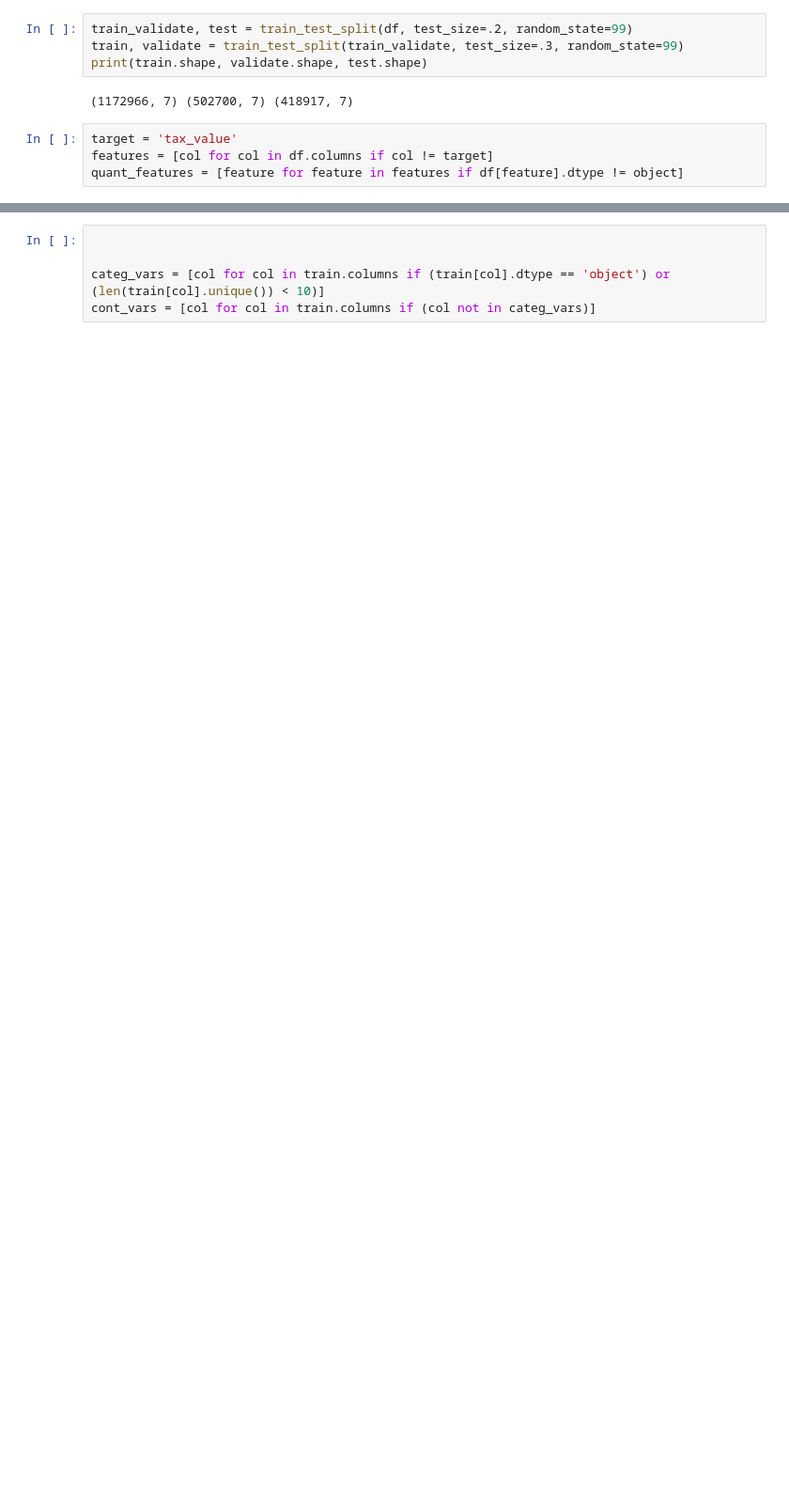
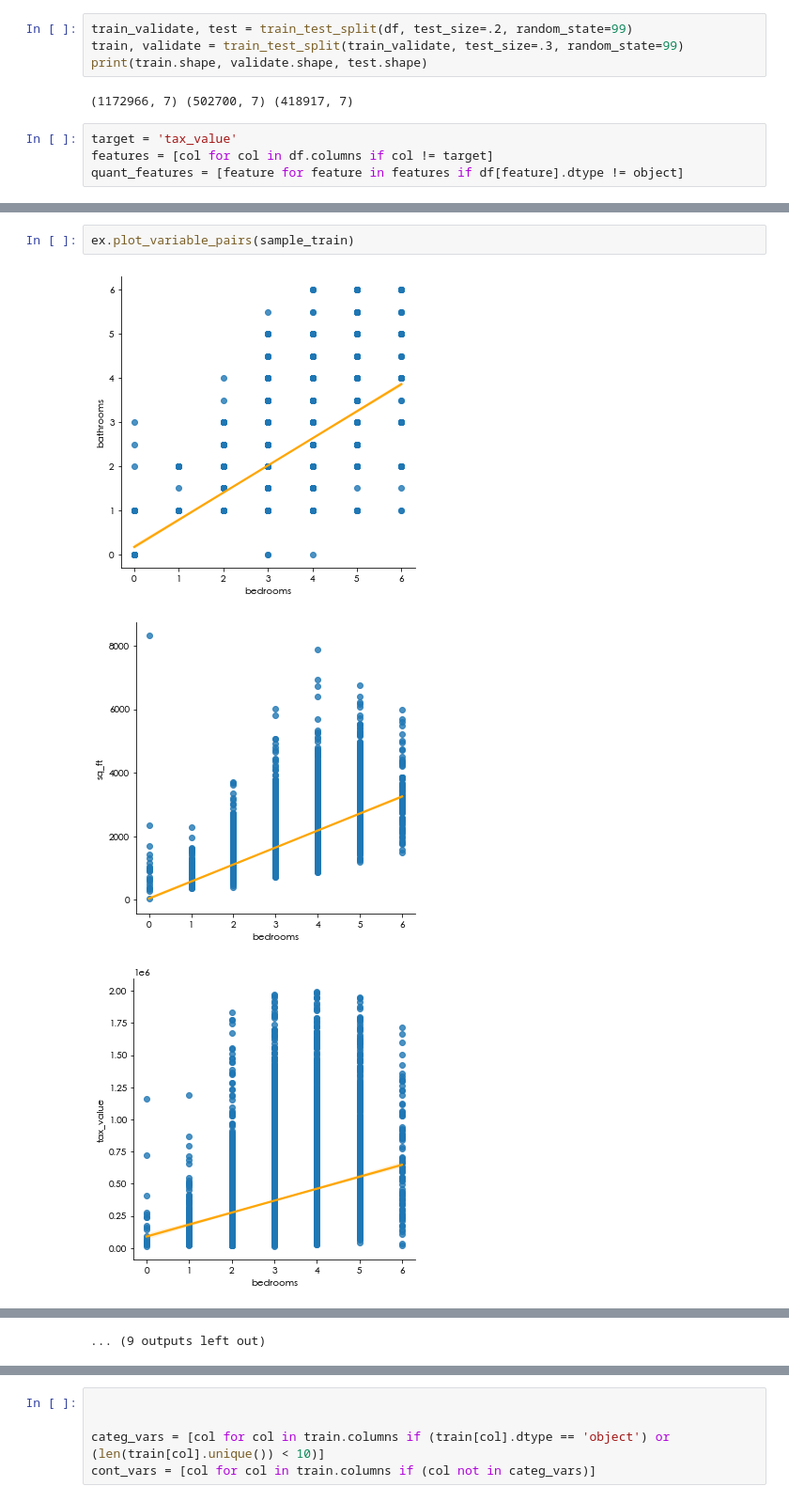
Before and after one commit to DanielFordHUB/regression_exercises, a Jupyter notebook: explore.ipynb, the cells around one changed output, grey strips where cells are left out. Shown at 94% size. Saved outputs shown, nothing was run; the diff lists cells and outputs as text; blank space fills up the shorter version.

```diff
--- a/explore.ipynb
+++ b/explore.ipynb
@@ -53,0 +57,6 @@ plot_variable_pairs(sample_train)
+# %%
+ex.plot_variable_pairs(sample_train)
+# %% [output]
+[figure, added]
+[figure, added]
+[figure, added]
@@ -54,3 +72,4 @@ plot_variable_pairs(sample_train)
+... (9 outputs left out)
 # %%
 #feature changes over time
 for features in quant_features:
```
Also changed, not shown: parts of 11 cells of this notebook, 5 other files.
